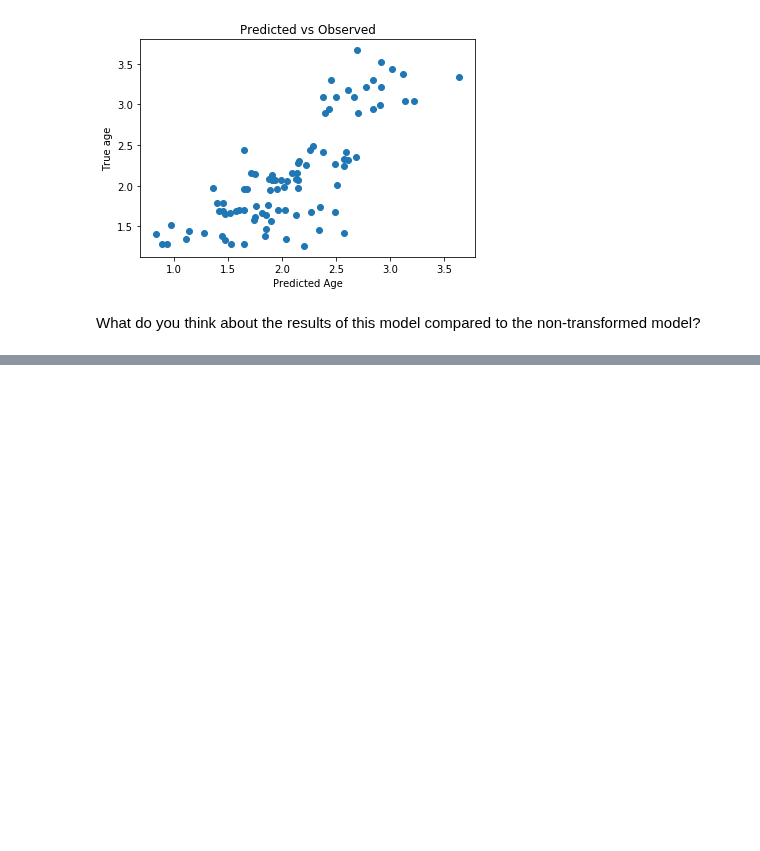
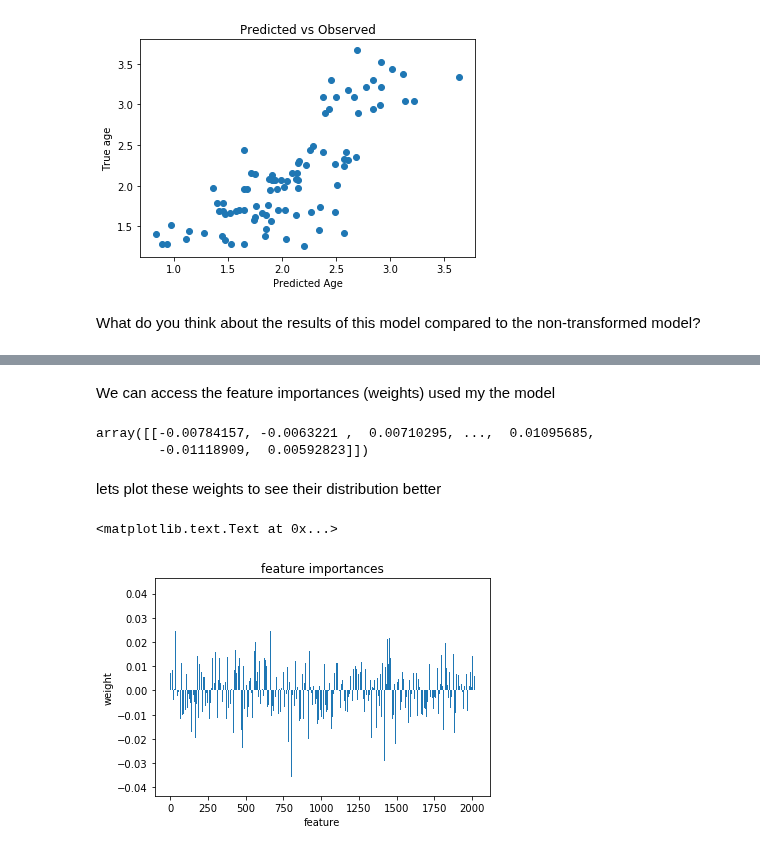
Before and after one commit to illdopejake/RS2018_Nilearn_tutorial, a Jupyter notebook: Nilearn_tutorial_2018.ipynb, the cells around one changed output, grey strips where cells are left out. Saved outputs shown, nothing was run; the diff lists cells and outputs as text; code cells hidden in the pictures; blank space fills up the shorter version.

```diff
--- a/Nilearn_tutorial_2018.ipynb
+++ b/Nilearn_tutorial_2018.ipynb
@@ -776,0 +840,17 @@ What do you think about the results of this model compared to the non-transforme
+# %% [markdown]
+We can access the feature importances (weights) used my the model
+# %%
+l_svr.coef_
+# %% [output]
+array([[-0.00784157, -0.0063221 ,  0.00710295, ...,  0.01095685,
+        -0.01118909,  0.00592823]])
+# %% [markdown]
+lets plot these weights to see their distribution better
+# %%
+plt.bar(range(l_svr.coef_.shape[-1]),l_svr.coef_[0])
+plt.title('feature importances')
+plt.xlabel('feature')
+plt.ylabel('weight')
+# %% [output]
+<matplotlib.text.Text at 0x...>
+[figure, added]
```
Also changed, not shown: parts of 12 cells of this notebook.
